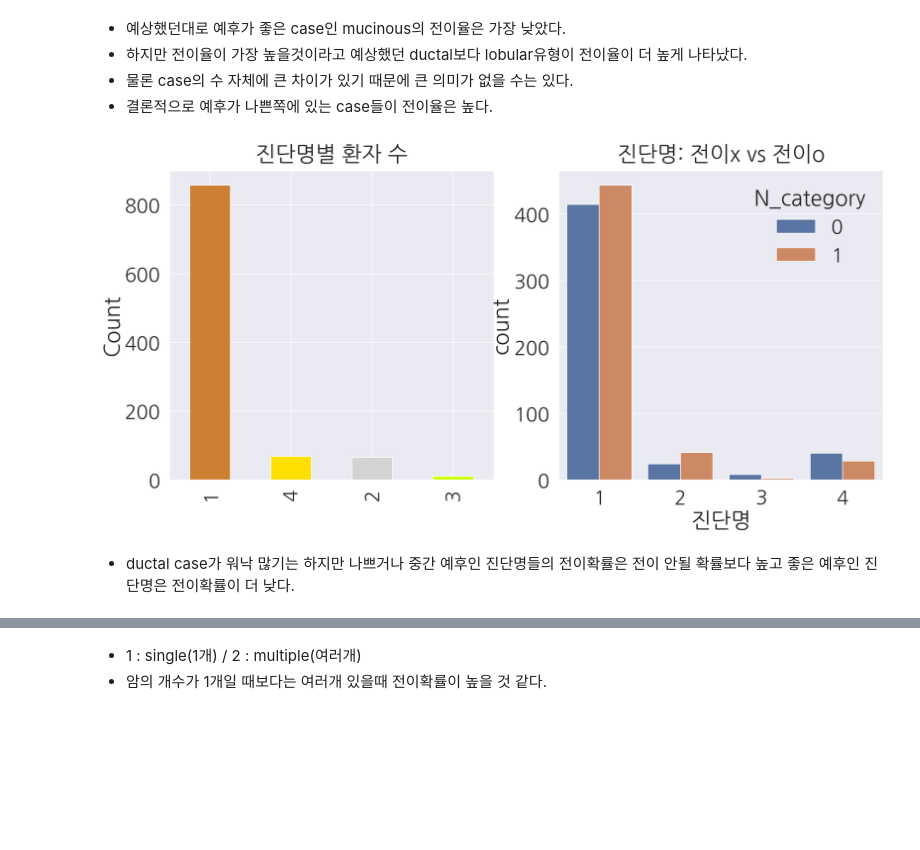
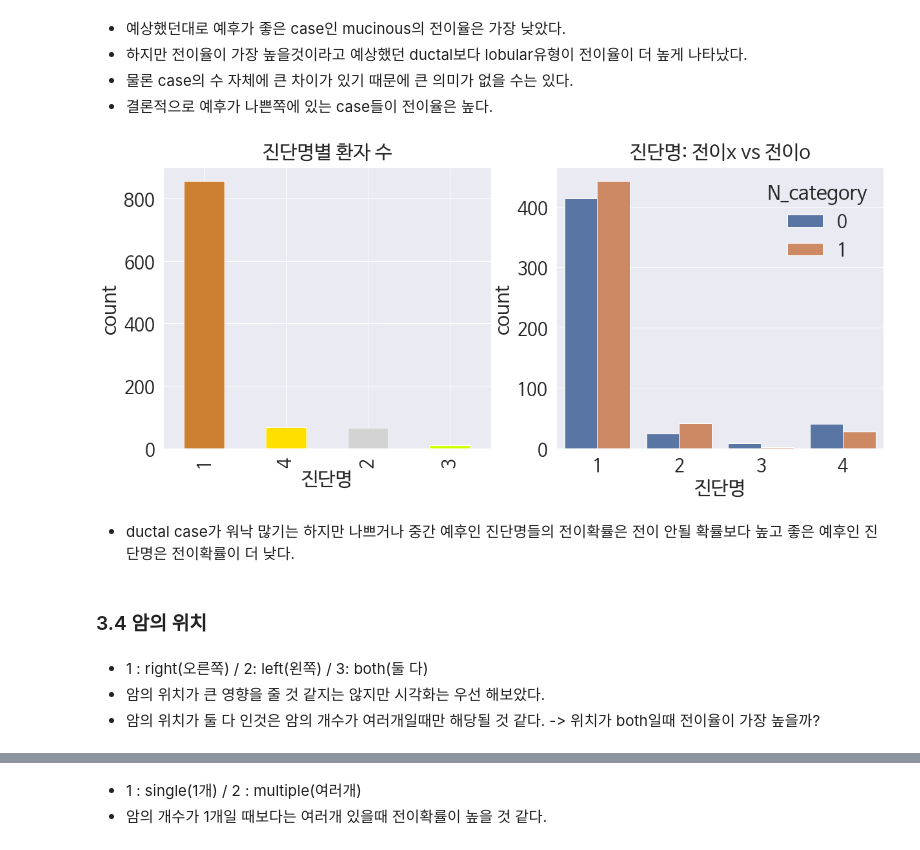
Before and after one commit to JaeHong-Park987/Pulse_lymph, a Jupyter notebook: 유방암의 임파선 전이 예측.ipynb, the cells around one changed output, grey strips where cells are left out. Cells and saved outputs as stored; diff of their text form; code cells hidden in the pictures; blank space fills up the shorter version.

```diff
--- a/유방암의 임파선 전이 예측.ipynb
+++ b/유방암의 임파선 전이 예측.ipynb
@@ -225,14 +342,21 @@ df_train[['진단명', 'N_category']].groupby(['진단명'], as_index = True).me
 * 결론적으로 예후가 나쁜쪽에 있는 case들이 전이율은 높다.
 # %%
 y_position = 1.02
-f, ax = plt.subplots(1, 2, figsize = (18,8))
+f, ax = plt.subplots(1, 2, figsize = (20,8))
 df_train['진단명'].value_counts().plot.bar(color=['#CD7F32','#FFDF00','#D3D3D3', '#CDFF00'], ax=ax[0])
 ax[0].set_title('진단명별 환자 수', y=y_position)
-ax[0].set_ylabel('Count')
+ax[0].set_xlabel('진단명')
+ax[0].set_ylabel('count')
 sns.countplot('진단명', hue='N_category', data=df_train, ax=ax[1])
 ax[1].set_title('진단명: 전이x vs 전이o', y=y_position)
 plt.show()
 # %% [output]
-[figure, old version]
+[figure, new version]
 # %% [markdown]
 * ductal case가 워낙 많기는 하지만 나쁘거나 중간 예후인 진단명들의 전이확률은 전이 안될 확률보다 높고 좋은 예후인 진단명은 전이확률이 더 낮다.
+# %% [markdown]
+### 3.4 암의 위치
+# %% [markdown]
+* 1 : right(오른쪽) / 2: left(왼쪽) / 3: both(둘 다)
+* 암의 위치가 큰 영향을 줄 것 같지는 않지만 시각화는 우선 해보았다.
+* 암의 위치가 둘 다 인것은 암의 개수가 여러개일때만 해당될 것 같다. -> 위치가 both일때 전이율이 가장 높을까?
```
Also changed, not shown: parts of 35 cells of this notebook.
